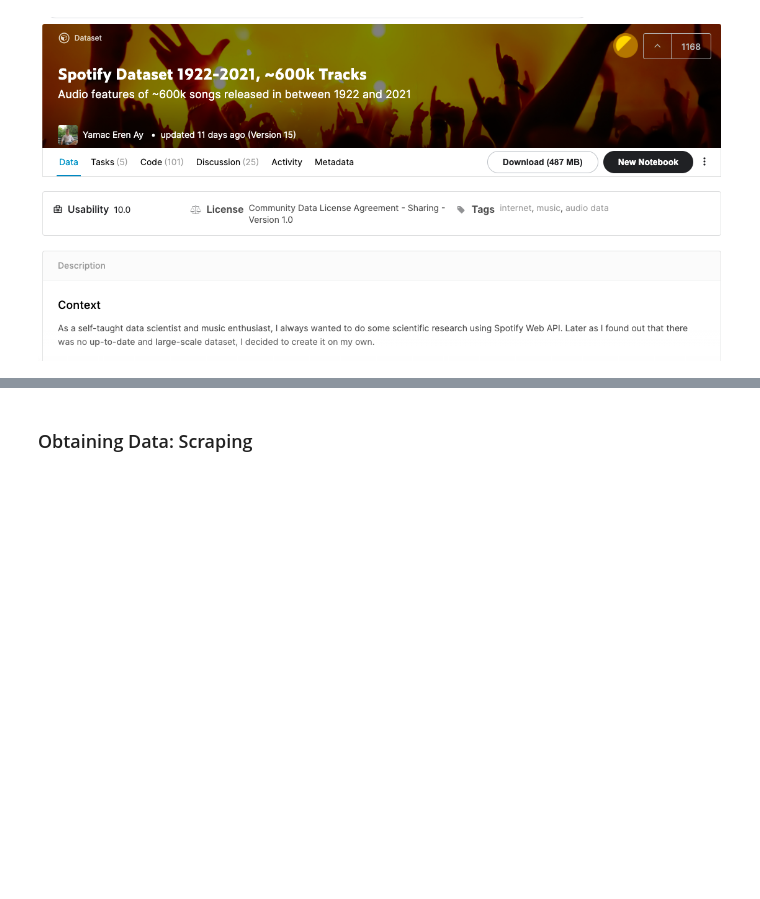
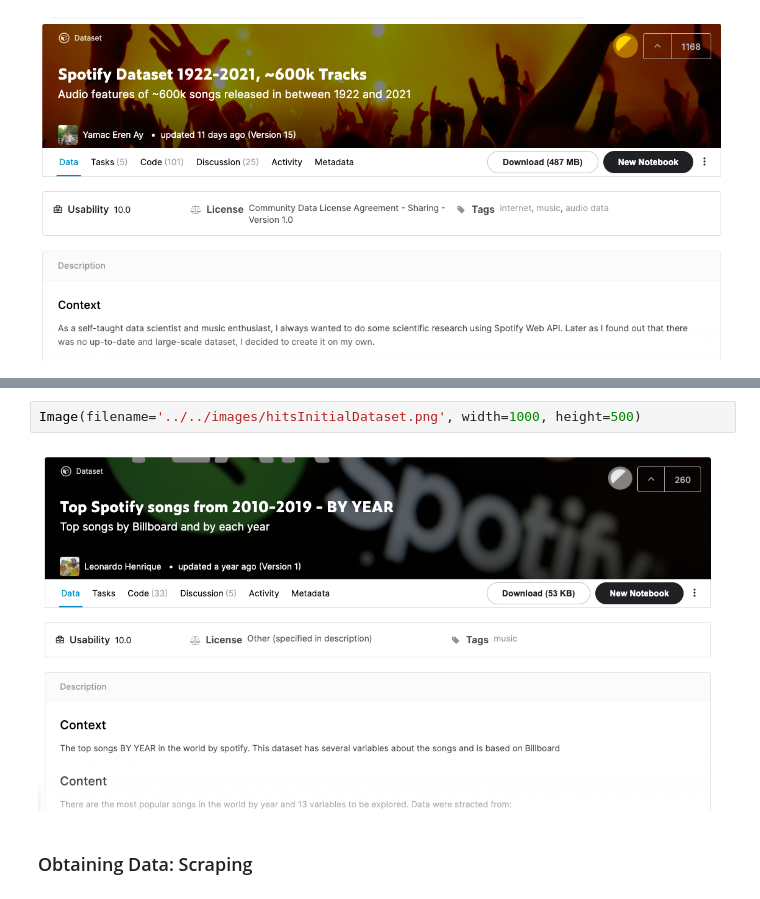
Before and after one commit to reccleston/song-predictions, a Jupyter notebook: ryan/data/presentationNotebook.ipynb, the cells around one changed output, grey strips where cells are left out. Cells and saved outputs as stored; diff of their text form; blank space fills up the shorter version.

```diff
--- a/ryan/data/presentationNotebook.ipynb
+++ b/ryan/data/presentationNotebook.ipynb
@@ -22,3 +15,7 @@ Image(filename='../../images/spotifyto2020.png', width=1000, height=500)
+# %%
+Image(filename='../../images/hitsInitialDataset.png', width=1000, height=500)
+# %% [output]
+[figure, added]
 # %% [markdown]
 ### Obtaining Data: Scraping
 # %%
```
Also changed, not shown: parts of 15 cells of this notebook, 12 other files.
